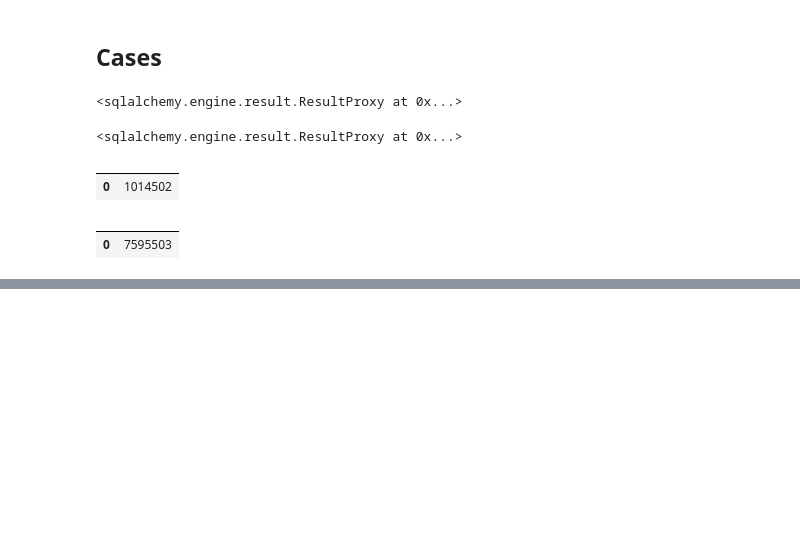
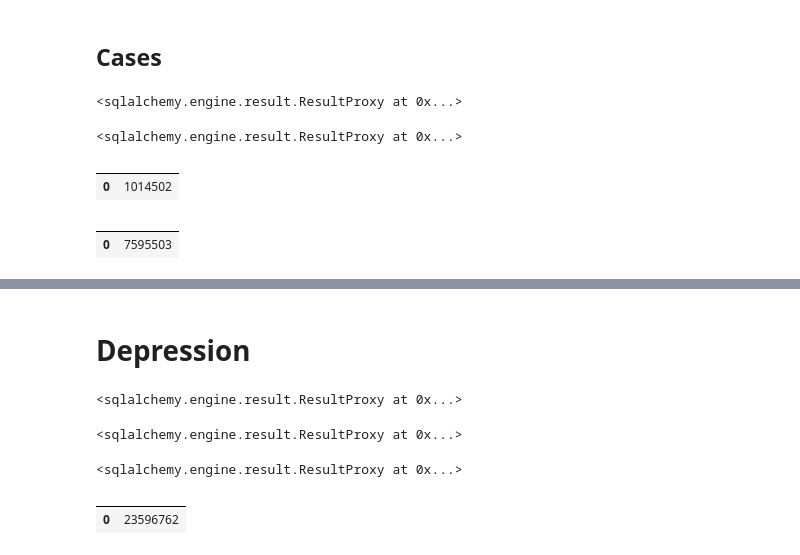
Before and after one commit to brettbj/association-robustness, a Jupyter notebook: Exploration.ipynb, the cells around one changed output, grey strips where cells are left out. Cells and saved outputs as stored; diff of their text form; code cells hidden in the pictures; blank space fills up the shorter version.

Commit message:
Add case definition and depression gap

```diff
--- a/Exploration.ipynb
+++ b/Exploration.ipynb
@@ -235,0 +234,41 @@ pd.read_sql('select count(*) from t2dControlEmerge', hy_cxn)
+# %% [markdown]
+# Depression
+# %%
+depression_icds = ('293.83', '296.20', '296.21', '296.22', '296.23', '296.24', '296.25', '296.26', '296.30', '296.31', '296.32', '296.33', '296.34', '296.35', '296.36', '300.4', '311')
+
+# Get gaps between depression claims
+query = ("drop table if exists #depressionClaims;"
+        " select t1.MemberNum, t1.StartDate as date, t2.LastMonthEndDate as enrollmentEnd"
+        " into #depressionClaims"
+        " from (select distinct MemberNum, StartDate from ObservationDiagnosis where DiagnosisCode in %s) as t1 "
+        "      inner join (select MemberNum, LastMonthEndDate from MemberEnrollment) as t2 "
+        "      on t1.MemberNum=t2.MemberNum"
+        % str(depression_icds))
+cxn.execute(query)
+# %% [output]
+<sqlalchemy.engine.result.ResultProxy at 0x...>
+# %%
+query = ("drop table if exists #depressionGaps;"
+        " select *, datediff(d, date, lead(date, 1) over(partition by MemberNum order by date)) as gapToNext"
+        " into #depressionGaps"
+        " from #depressionClaims")
+
+cxn.execute(query)
+# %% [output]
+<sqlalchemy.engine.result.ResultProxy at 0x...>
+# %%
+query = ("drop table if exists #depressionTTE;"
+        " select isnull(gapToNext, datediff(d, date, enrollmentEnd)) as time, case when gapToNext is null then 'False' else 'True' end as event"
+        " into #depressionTTE"
+        " from #depressionGaps")
+
+cxn.execute(query)
+# %% [output]
+<sqlalchemy.engine.result.ResultProxy at 0x...>
+# %%
+df = pd.read_sql('select * from #depressionTTE', cxn)
+# %%
+df
+# %% [output]
+|  |  |
+| 0 | 23596762 |
```
Also changed, not shown: parts of 7 cells of this notebook.
